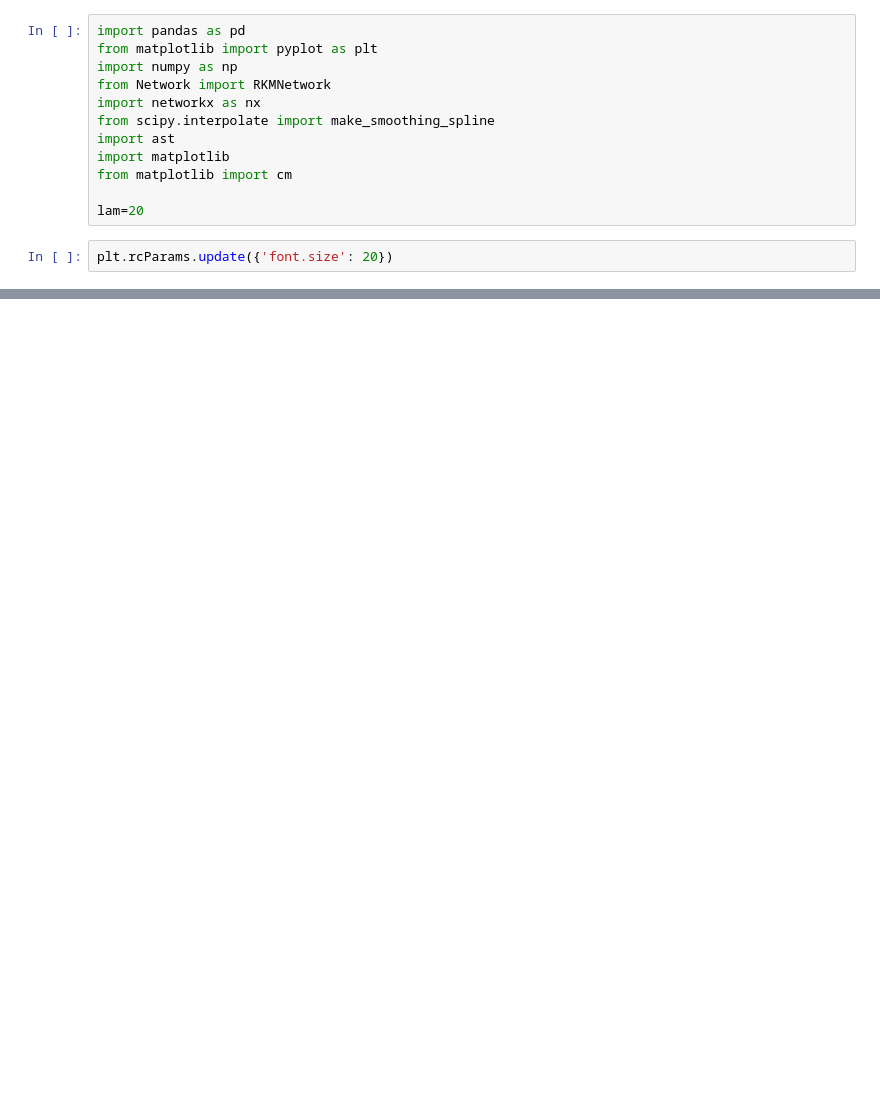
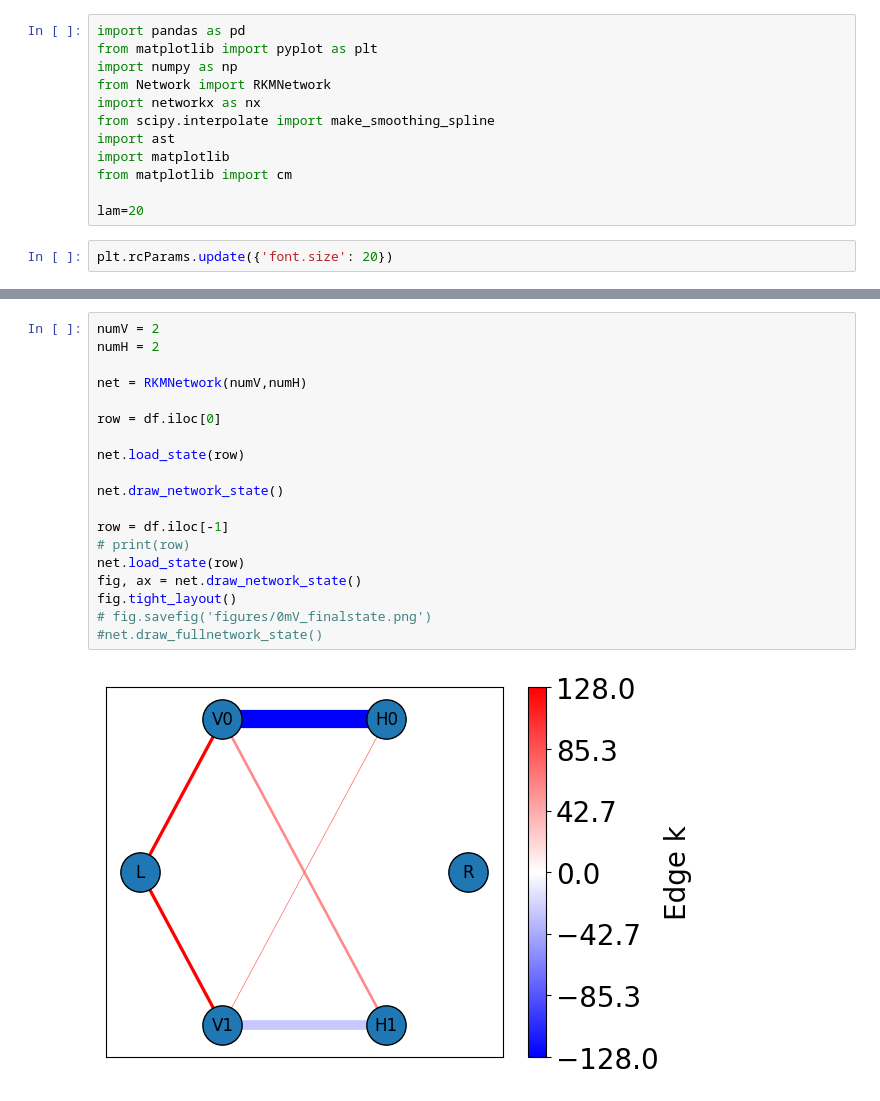
Before and after one commit to laltman2/RKM, a Jupyter notebook: Plot_training_Modular_2x2.ipynb, the cells around one changed output, grey strips where cells are left out. Drawn from its saved outputs; the diff is of its cells as text; blank space fills up the shorter version.

```diff
--- a/Plot_training_Modular_2x2.ipynb
+++ b/Plot_training_Modular_2x2.ipynb
@@ -152,0 +172,21 @@ fig= plot_training(df)
+# %%
+numV = 2
+numH = 2
+
+net = RKMNetwork(numV,numH)
+
+row = df.iloc[0]
+
+net.load_state(row)
+
+net.draw_network_state()
+
+row = df.iloc[-1]
+# print(row)
+net.load_state(row)
+fig, ax = net.draw_network_state()
+fig.tight_layout()
+# fig.savefig('figures/0mV_finalstate.png')
+#net.draw_fullnetwork_state()
+# %% [output]
+[figure, new version]
```
Also changed, not shown: parts of 7 cells of this notebook, 3 other files.
